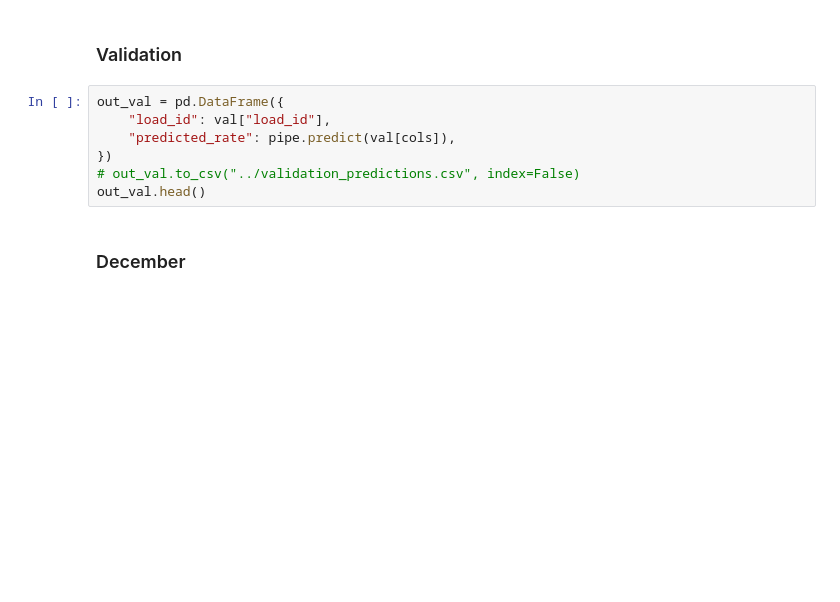
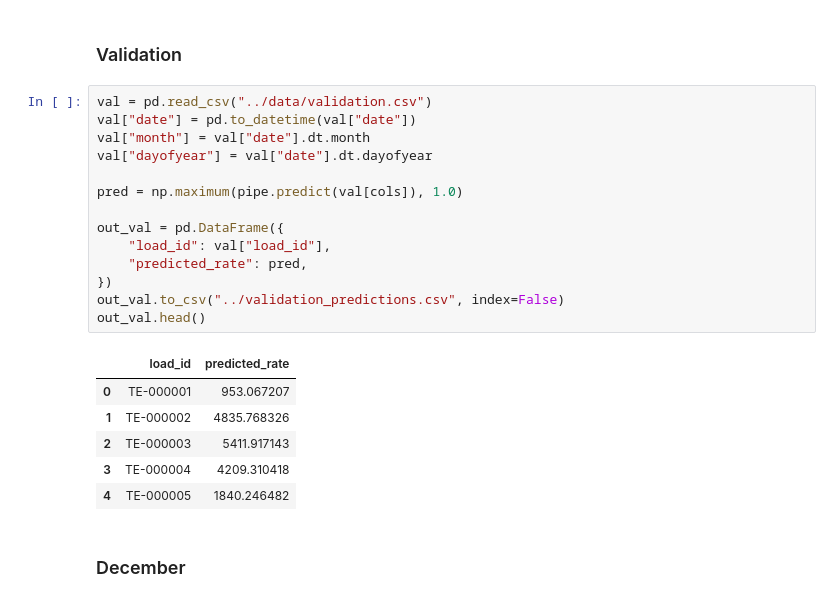
Before and after one commit to AQS-DS/freight-rate-ml-assessment, a Jupyter notebook: notebooks/model.ipynb, the cells around one changed output. Drawn from its saved outputs; the diff is of its cells as text; blank space fills up the shorter version.

```diff
--- a/notebooks/model.ipynb
+++ b/notebooks/model.ipynb
@@ -250,12 +310,26 @@ Reuse the fitted `pipe` above
 # %% [markdown]
 ### Validation
 # %%
+val = pd.read_csv("../data/validation.csv")
+val["date"] = pd.to_datetime(val["date"])
+val["month"] = val["date"].dt.month
+val["dayofyear"] = val["date"].dt.dayofyear
+
+pred = np.maximum(pipe.predict(val[cols]), 1.0)
+
 out_val = pd.DataFrame({
     "load_id": val["load_id"],
-    "predicted_rate": pipe.predict(val[cols]),
+    "predicted_rate": pred,
 })
-# out_val.to_csv("../validation_predictions.csv", index=False)
+out_val.to_csv("../validation_predictions.csv", index=False)
 out_val.head()
+# %% [output]
+|  | load_id | predicted_rate |
+| 0 | TE-000001 | 953.067207 |
+| 1 | TE-000002 | 4835.768326 |
+| 2 | TE-000003 | 5411.917143 |
+| 3 | TE-000004 | 4209.310418 |
+| 4 | TE-000005 | 1840.246482 |
 # %% [markdown]
 ### December
 # %%
```
Also changed, not shown: parts of 13 cells of this notebook, 4 other files.
